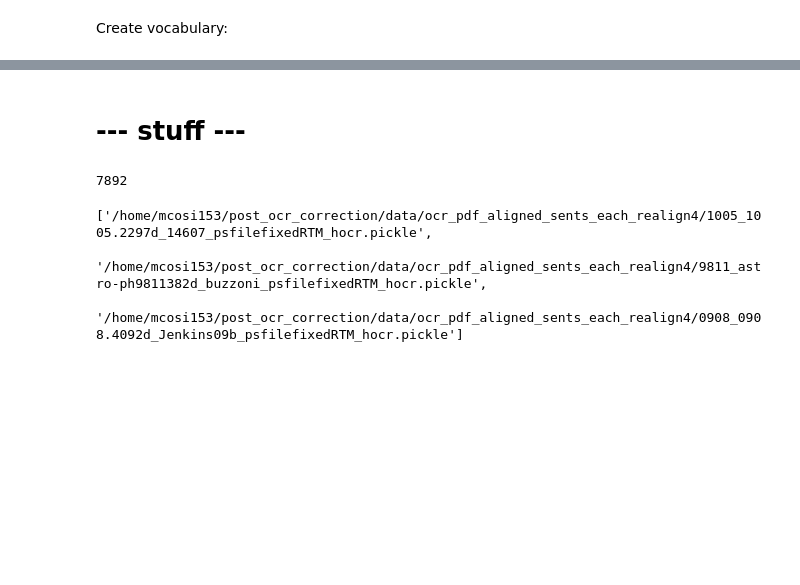
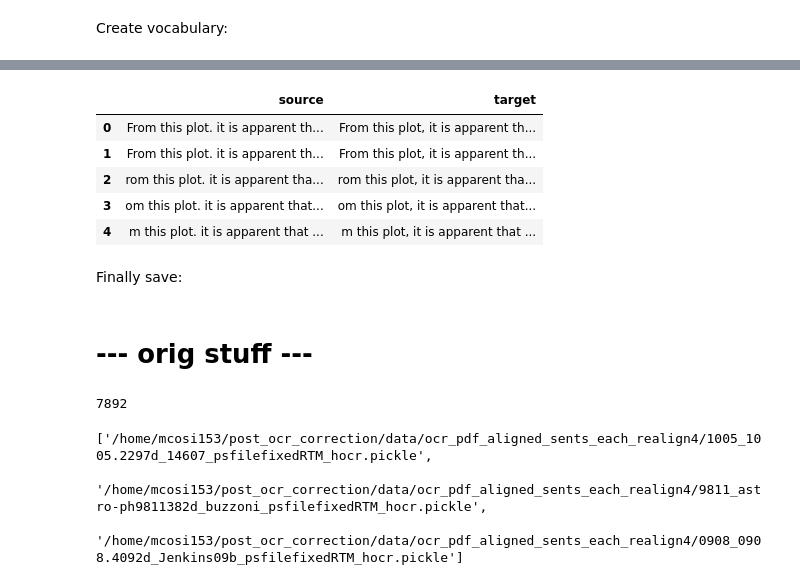
Before and after one commit to ReadingTimeMachine/ocr_post_correction, a Jupyter notebook: 0_exploration_new_data_new.ipynb, the cells around one changed output, grey strips where cells are left out. Saved outputs shown, nothing was run; the diff lists cells and outputs as text; code cells hidden in the pictures; blank space fills up the shorter version.

```diff
--- a/0_exploration_new_data_new.ipynb
+++ b/0_exploration_new_data_new.ipynb
@@ -137,0 +283,12 @@ print('time delta =', end_time-start_time, 'seconds,', (end_time-start_time)/60.
+# %%
+dev_aligned = dev_aligned.assign(source = lambda df: df.source.str.replace("@", ""))
+dev_aligned.head()
+# %% [output]
+|  | source | target |
+| 0 | From this plot. it is apparent th... | From this plot, it is apparent th... |
+| 1 | From this plot. it is apparent th... | From this plot, it is apparent th... |
+| 2 | rom this plot. it is apparent tha... | rom this plot, it is apparent tha... |
+| 3 | om this plot. it is apparent that... | om this plot, it is apparent that... |
+| 4 | m this plot. it is apparent that ... | m this plot, it is apparent that ... |
+# %% [markdown]
+Finally save:
@@ -138,5 +298,5 @@ print('time delta =', end_time-start_time, 'seconds,', (end_time-start_time)/60.
 # %% [markdown]
-# --- stuff ---
+# --- orig stuff ---
 # %%
 new_data_dir = '/home/mcosi153/post_ocr_correction/data/ocr_pdf_aligned_sents_each_realign4/'
 # %%
```
Also changed, not shown: parts of 20 cells of this notebook, 1 other file.
